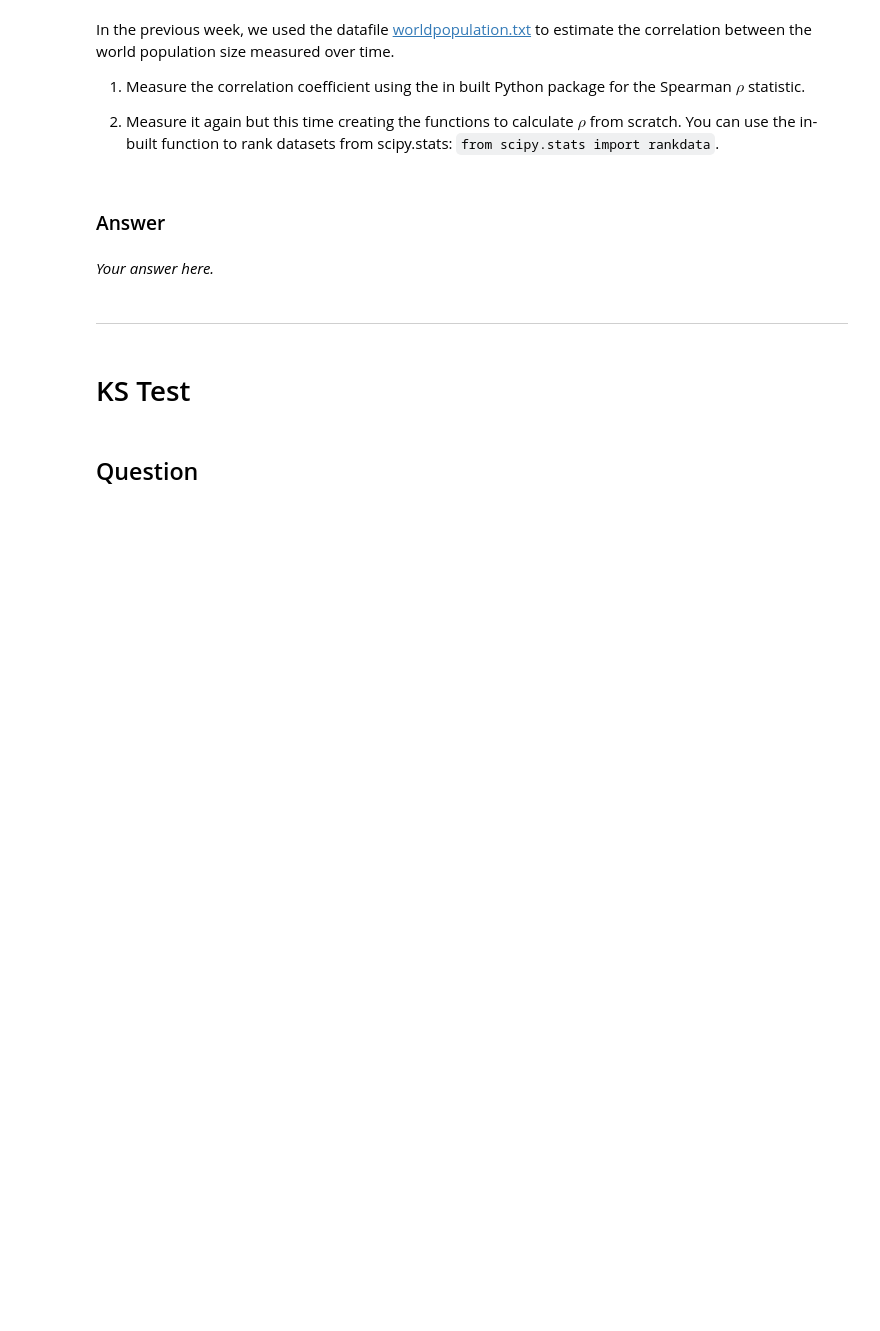
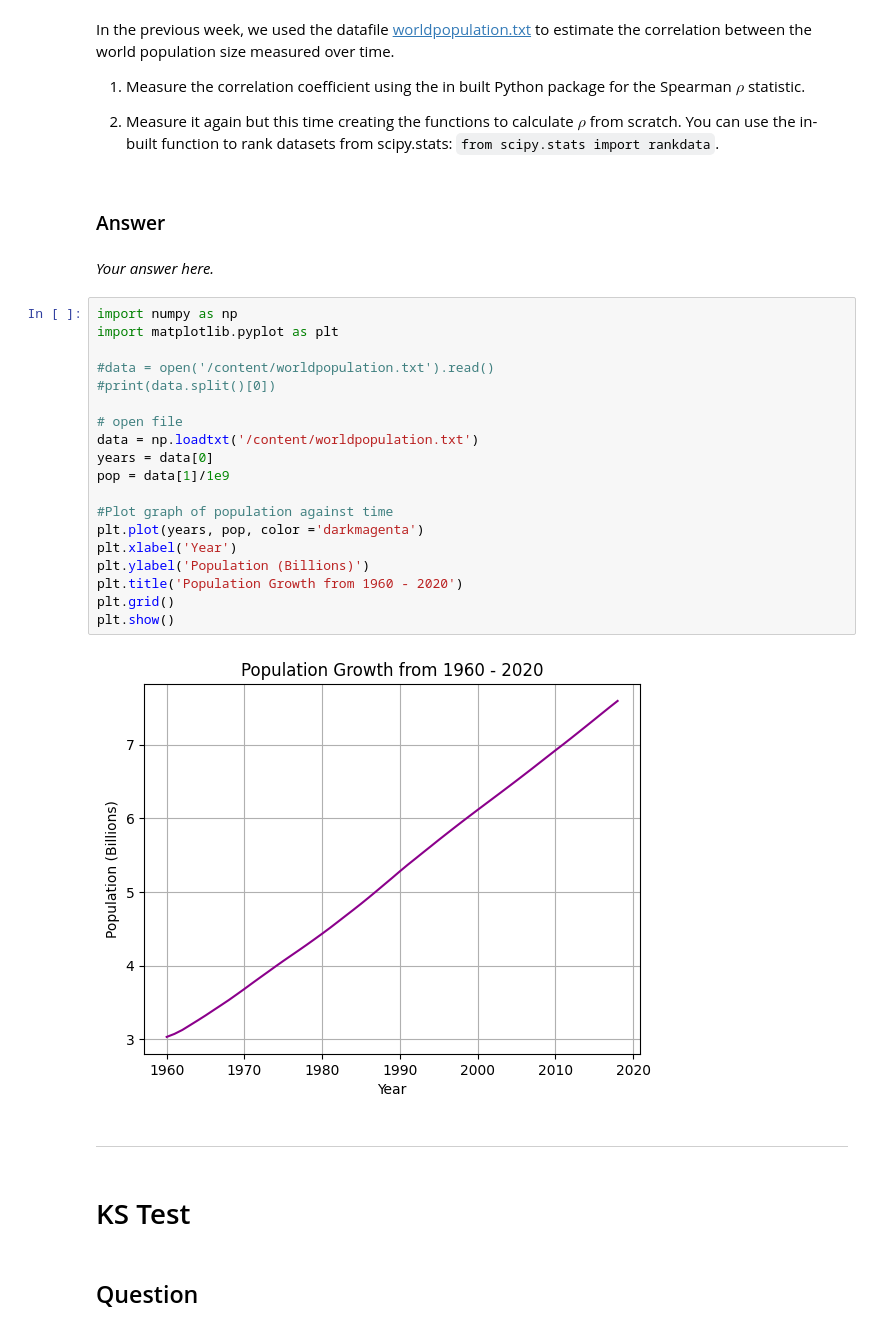
Before and after one commit to mcglinak/Data-Science-, a Jupyter notebook: chapter5_yourturn.ipynb, the cells around one changed output. Saved outputs shown, nothing was run; the diff lists cells and outputs as text; blank space fills up the shorter version.

```diff
--- a/chapter5_yourturn.ipynb
+++ b/chapter5_yourturn.ipynb
@@ -22,6 +22,27 @@ In the previous week, we used the datafile [worldpopulation.txt](https://github.
 ### Answer
 # %% [markdown]
 *Your answer here.*
+# %%
+import numpy as np
+import matplotlib.pyplot as plt
+
+#data = open('/content/worldpopulation.txt').read()
+#print(data.split()[0])
+
+# open file
+data = np.loadtxt('/content/worldpopulation.txt')
+years = data[0]
+pop = data[1]/1e9
+
+#Plot graph of population against time
+plt.plot(years, pop, color ='darkmagenta')
+plt.xlabel('Year')
+plt.ylabel('Population (Billions)')
+plt.title('Population Growth from 1960 - 2020')
+plt.grid()
+plt.show()
+# %% [output]
+[figure, added]
 # %% [markdown]
 ***
 # %% [markdown]
```
Also changed, not shown: parts of 6 cells of this notebook.
